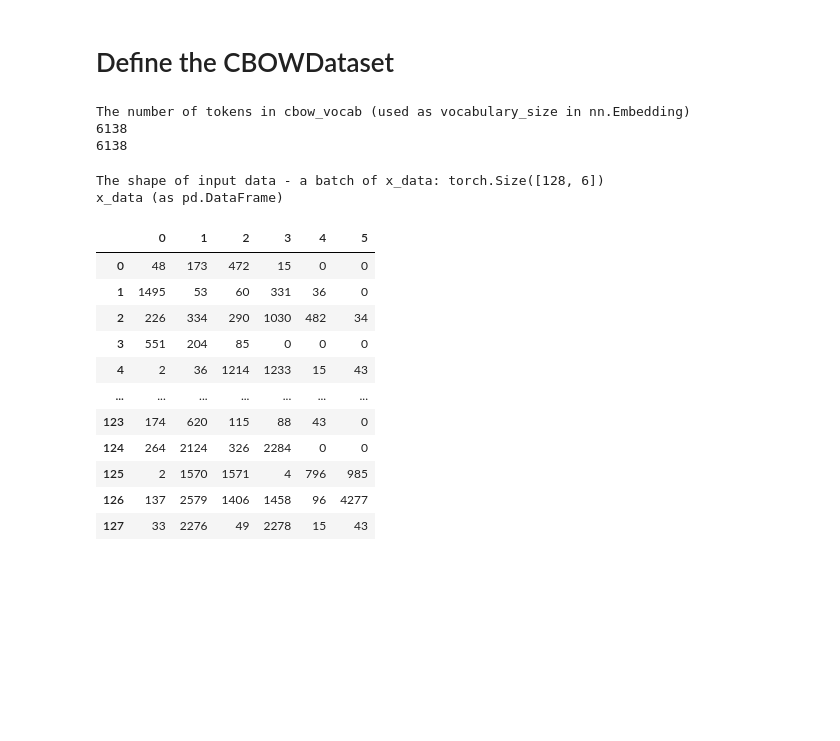
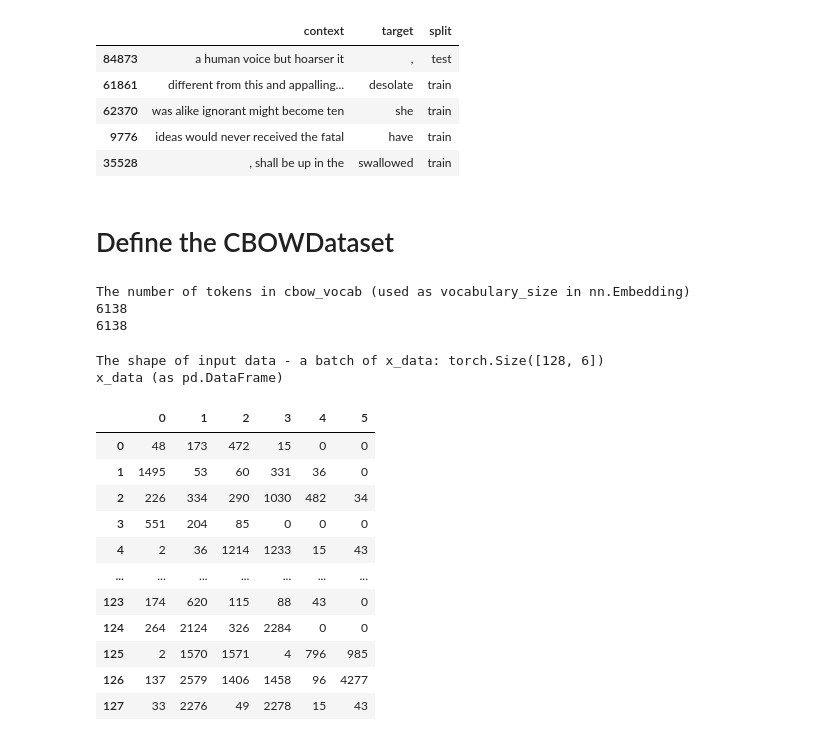
Before and after one commit to houzhj/Machine_Learning, a Jupyter notebook: ipynb/Frankenstein/Embedding_layer.ipynb, the cells around one changed output. Drawn from its saved outputs; the diff is of its cells as text; code cells hidden in the pictures; blank space fills up the shorter version.

```diff
--- a/ipynb/Frankenstein/Embedding_layer.ipynb
+++ b/ipynb/Frankenstein/Embedding_layer.ipynb
@@ -0,0 +35,10 @@
+# %%
+df_all = pd.read_csv('frankenstein_with_splits.csv')
+df_all.sample(5)
+# %% [output]
+|  | context | target | split |
+| 84873 | a human voice but hoarser it | , | test |
+| 61861 | different from this and appalling... | desolate | train |
+| 62370 | was alike ignorant might become ten | she | train |
+| 9776 | ideas would never received the fatal | have | train |
+| 35528 | , shall be up in the | swallowed | train |
```
Also changed, not shown: parts of 17 cells of this notebook.
